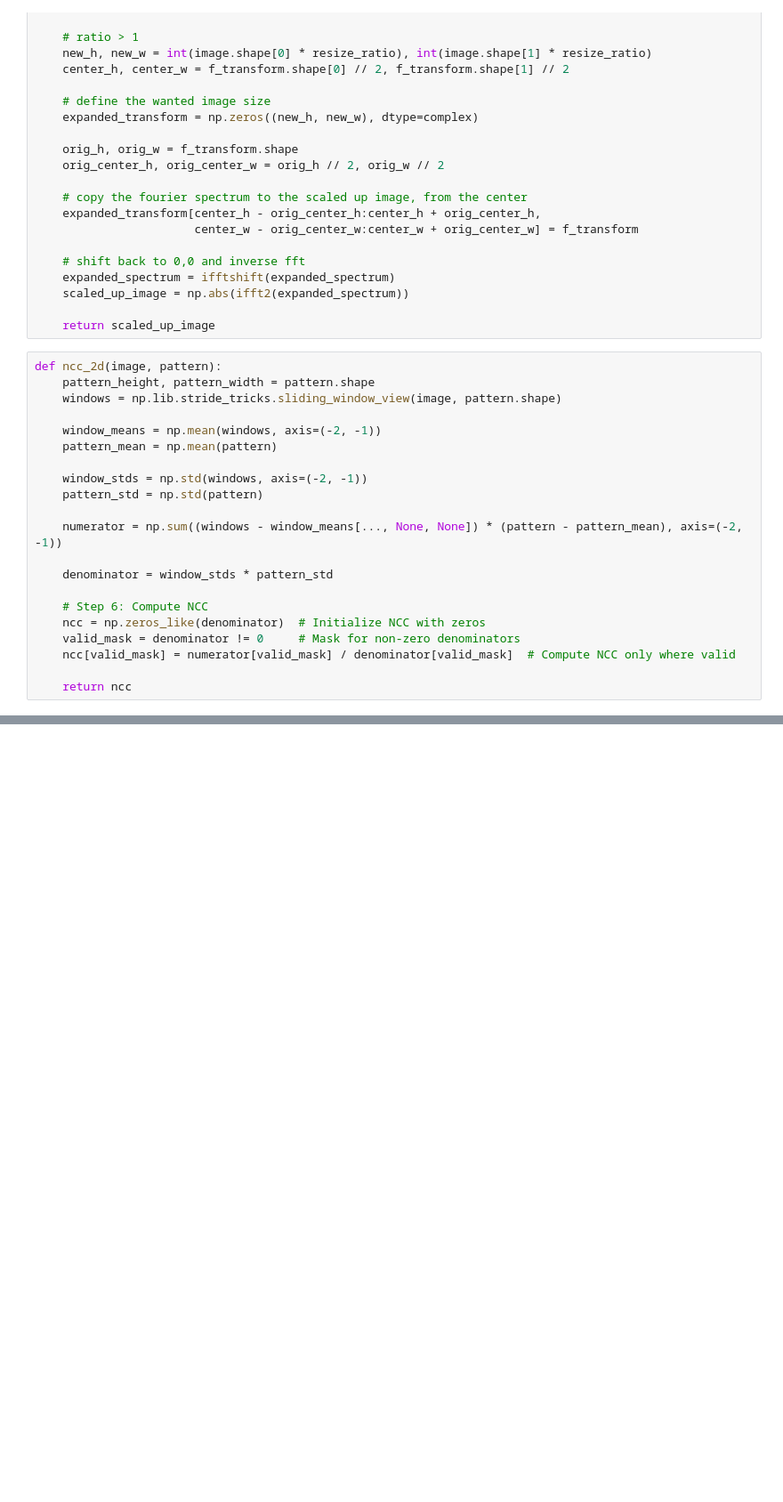
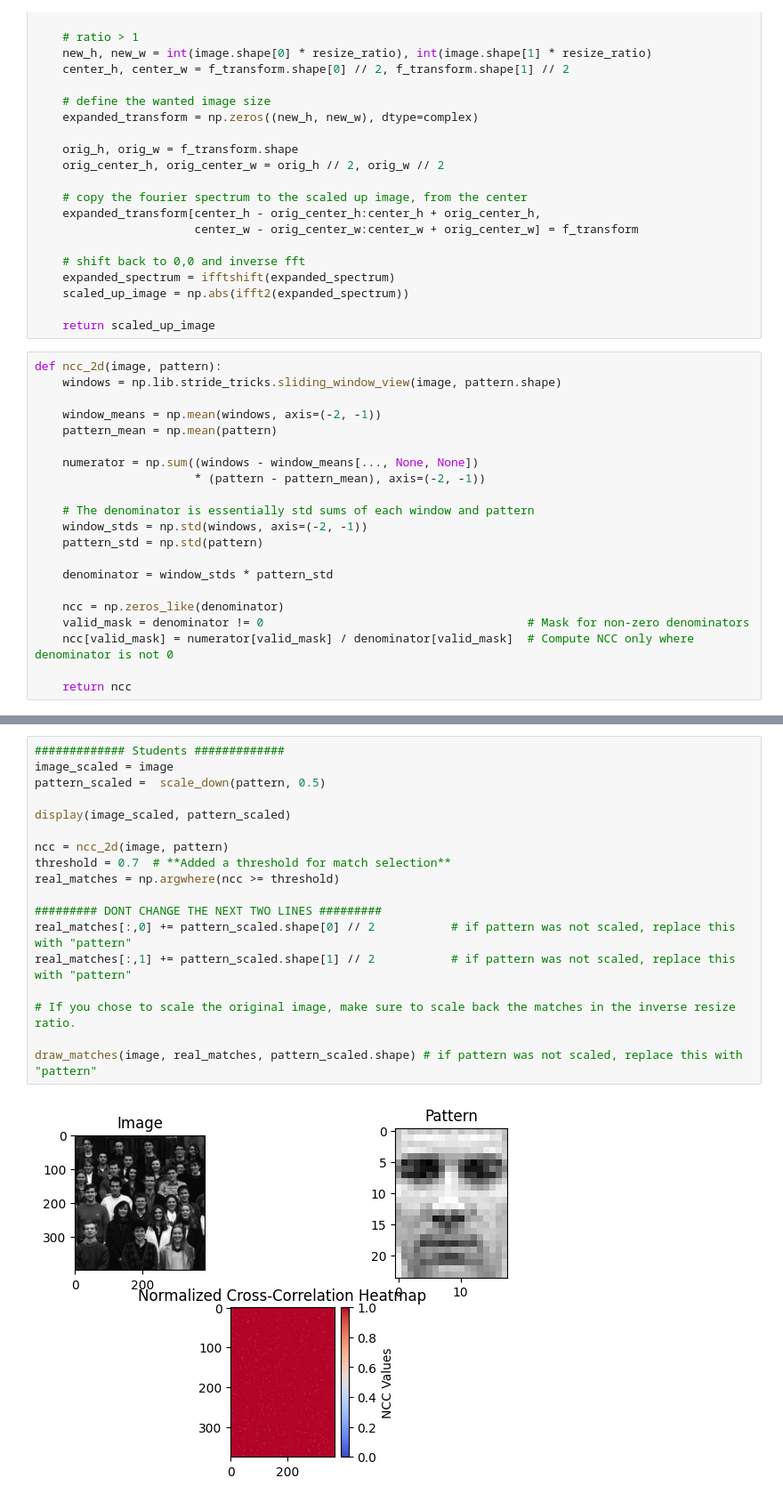
Before and after one commit to ordinary813/ordinaryLib, a Jupyter notebook: Image Processing/HW5/q1/q1sol.ipynb, the cells around one changed output, grey strips where cells are left out. Shown at 89% size. Cells and saved outputs as stored; diff of their text form; blank space fills up the shorter version.

```diff
--- a/Image Processing/HW5/q1/q1sol.ipynb
+++ b/Image Processing/HW5/q1/q1sol.ipynb
@@ -48,22 +48,22 @@ def scale_up(image, resize_ratio):
     return scaled_up_image
 # %%
 def ncc_2d(image, pattern):
-    pattern_height, pattern_width = pattern.shape
     windows = np.lib.stride_tricks.sliding_window_view(image, pattern.shape)
 
     window_means = np.mean(windows, axis=(-2, -1))
     pattern_mean = np.mean(pattern)
 
+    numerator = np.sum((windows - window_means[..., None, None])
+                       * (pattern - pattern_mean), axis=(-2, -1))
+
+    # The denominator is essentially std sums of each window and pattern
     window_stds = np.std(windows, axis=(-2, -1))
     pattern_std = np.std(pattern)
 
-    numerator = np.sum((windows - window_means[..., None, None]) * (pattern - pattern_mean), axis=(-2, -1))
-
     denominator = window_stds * pattern_std
 
-    # Step 6: Compute NCC
-    ncc = np.zeros_like(denominator)  # Initialize NCC with zeros
-    valid_mask = denominator != 0     # Mask for non-zero denominators
-    ncc[valid_mask] = numerator[valid_mask] / denominator[valid_mask]  # Compute NCC only where valid
+    ncc = np.zeros_like(denominator)
+    valid_mask = denominator != 0                                      # Mask for non-zero denominators
+    ncc[valid_mask] = numerator[valid_mask] / denominator[valid_mask]  # Compute NCC only where denominator is not 0
 
     return ncc
@@ -169,0 +118,20 @@ draw_matches(image, real_matches, pattern_scaled.shape)	# if pattern was not sca
+# %%
+############# Students #############
+image_scaled = image
+pattern_scaled =  scale_down(pattern, 0.5)
+
+display(image_scaled, pattern_scaled)
+
+ncc = ncc_2d(image, pattern)
+threshold = 0.7  # **Added a threshold for match selection**
+real_matches = np.argwhere(ncc >= threshold)
+
+######### DONT CHANGE THE NEXT TWO LINES #########
+real_matches[:,0] += pattern_scaled.shape[0] // 2			# if pattern was not scaled, replace this with "pattern"
+real_matches[:,1] += pattern_scaled.shape[1] // 2			# if pattern was not scaled, replace this with "pattern"
+
+# If you chose to scale the original image, make sure to scale back the matches in the inverse resize ratio.
+
+draw_matches(image, real_matches, pattern_scaled.shape)	# if pattern was not scaled, replace this with "pattern"
+# %% [output]
+[figure, added]
```
Also changed, not shown: parts of 4 cells of this notebook, 6 other files.
